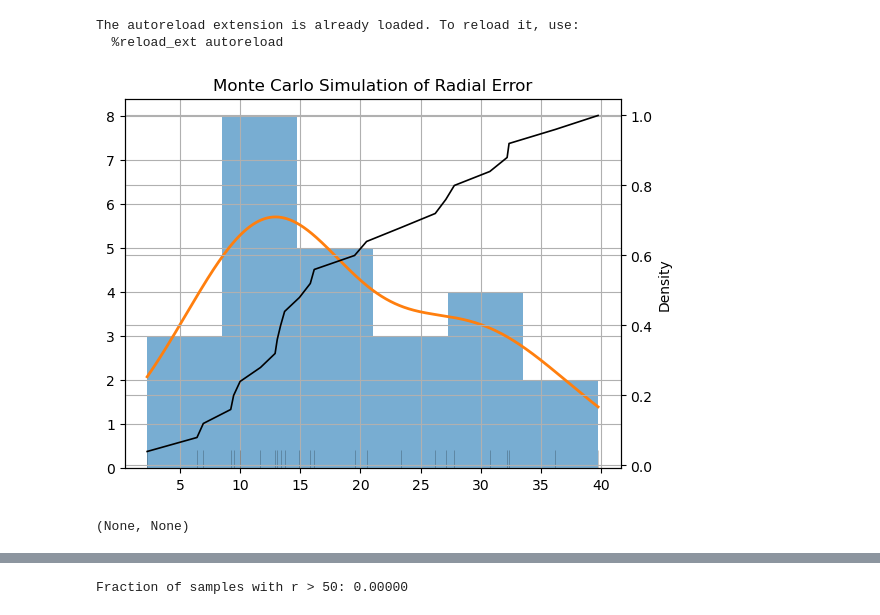
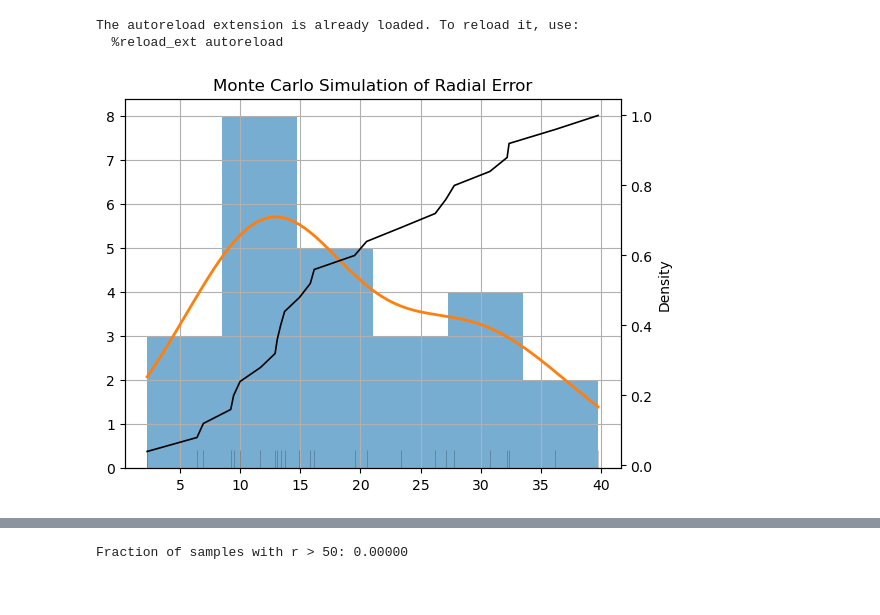
Before and after one commit to pvjthomas/radial-error-sim, a Jupyter notebook: notebooks/monte_carlo_visualization.ipynb, the cells around one changed output, grey strips where cells are left out. Saved outputs shown, nothing was run; the diff lists cells and outputs as text; code cells hidden in the pictures.

```diff
--- a/notebooks/monte_carlo_visualization.ipynb
+++ b/notebooks/monte_carlo_visualization.ipynb
@@ -2,36 +2,36 @@
 %load_ext autoreload
 %autoreload 2
 
 import sys, os
 sys.path.append(os.path.abspath(os.path.join("..")))
 import numpy as np
 import matplotlib.pyplot as plt
 from scipy.stats import rayleigh
 from radial_error.simulation import simulate_radial_error
 from radial_error.plots import plt_title_x_y, auto_hist
 
 N_SAMPLES = 25
 MU_X = 0
 MU_Y = 0
 SIGMA_X = 10
 SIGMA_Y = 20
 RADIAL_CUTOFF = 50
 
 r = simulate_radial_error(n_samples=N_SAMPLES, seed=0, mu_x=MU_X, sigma_x = SIGMA_X, mu_y = MU_Y, sigma_y = SIGMA_Y)
 
 _, bins = auto_hist(r,rug=True, density=False)
 
 if SIGMA_X == 0 and SIGMA_Y == 0:
     x = np.linspace(0, np.max(r), len(bins))
     plt.plot(x, rayleigh.pdf(x, scale=1), linestyle='--', label='Rayleigh PDF')
 
 plt_title_x_y("Monte Carlo Simulation of Radial Error", "r", "Density")
-plt.grid(True), plt.show()
+#plt.grid(True)
+plt.show()
 # %% [output]
 The autoreload extension is already loaded. To reload it, use:
   %reload_ext autoreload
-[figure, old version]
+[figure, new version]
-(None, None)
 # %%
 from radial_error.plots import Boxplot, Fitplot
 from radial_error.stats import safe_fit, analyze_distribution, bootstrap_summary_stats, predict_intervals, test_normality
```
Also changed, not shown: parts of 4 cells of this notebook, 8 other files.
